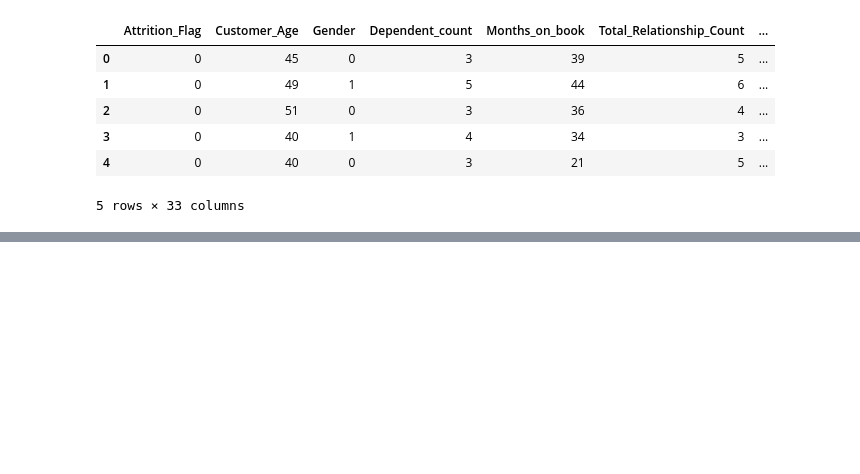
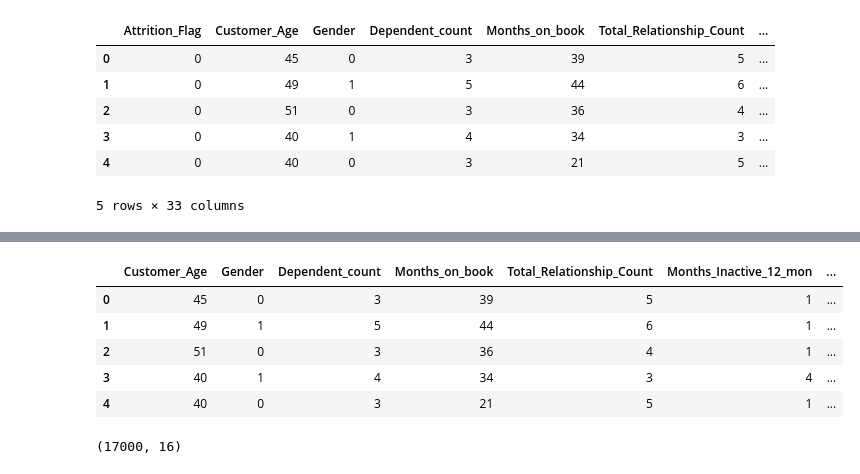
Before and after one commit to surajkarak/churn_prediction, a Jupyter notebook: churn_prediction.ipynb, the cells around one changed output, grey strips where cells are left out. Cells and saved outputs as stored; diff of their text form; code cells hidden in the pictures; blank space fills up the shorter version.

```diff
--- a/churn_prediction.ipynb
+++ b/churn_prediction.ipynb
@@ -391,0 +444,14 @@ Negatively correlated:
+# %%
+usampled_df = usampled_df.drop(columns=usampled_df.columns[15:-1])
+usampled_df.head()
+# %% [output]
+|  | Customer_Age | Gender | Dependent_count | Months_on_book | Total_Relationship_Count | Months_Inactive_12_mon | ... |
+| 0 | 45 | 0 | 3 | 39 | 5 | 1 | ... |
+| 1 | 49 | 1 | 5 | 44 | 6 | 1 | ... |
+| 2 | 51 | 0 | 3 | 36 | 4 | 1 | ... |
+| 3 | 40 | 1 | 4 | 34 | 3 | 4 | ... |
+| 4 | 40 | 0 | 3 | 21 | 5 | 1 | ... |
+# %%
+usampled_df.shape
+# %% [output]
+(17000, 16)
```
Also changed, not shown: parts of 14 cells of this notebook.
